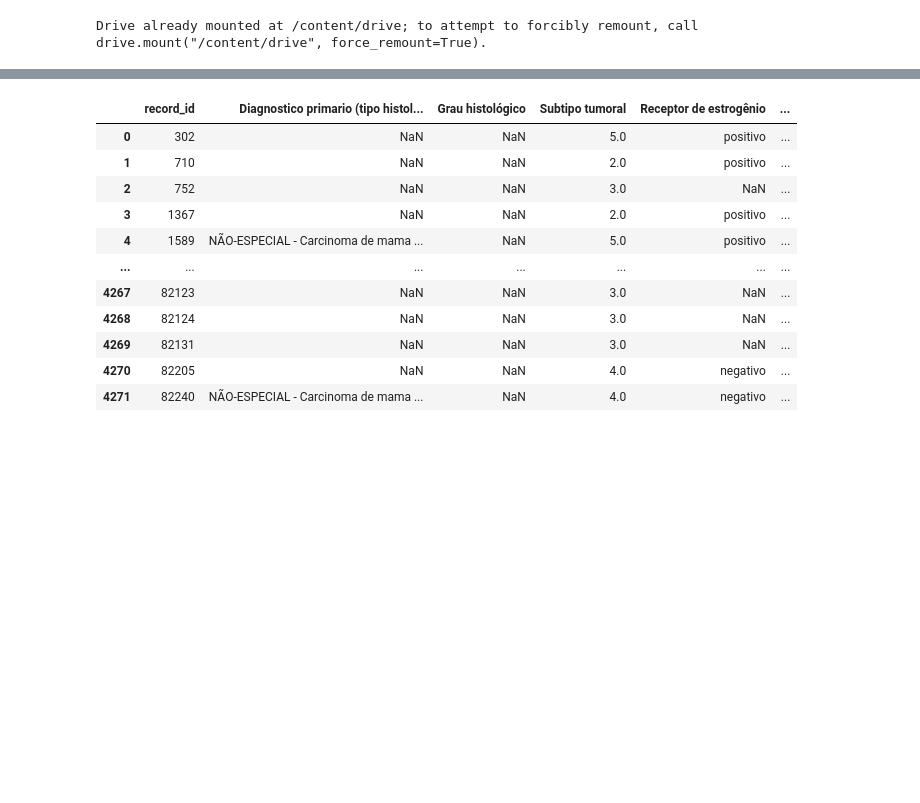
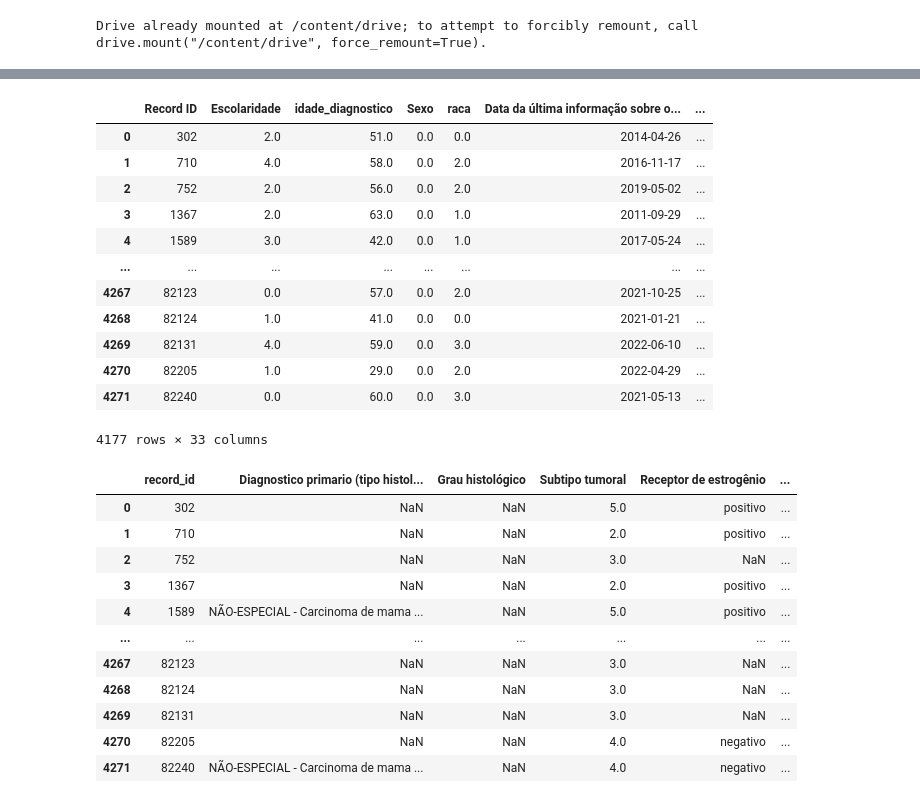
Before and after one commit to 2023M3T5-Inteli/grupo1, a Jupyter notebook: notebooks/Genesis.ipynb, the cells around one changed output, grey strips where cells are left out. Drawn from its saved outputs; the diff is of its cells as text; code cells hidden in the pictures; blank space fills up the shorter version.

```diff
--- a/notebooks/Genesis.ipynb
+++ b/notebooks/Genesis.ipynb
@@ -274,3 +100,62 @@ df_demograficos
+# %%
+np.random.seed(73)
+
+
+
+lista = [
+    ["Sexo", 0, 1],
+    ["Escolaridade", 0, 5], ["idade_diagnostico"] , ["raca", 0, 4],
+    ["ja_gravida", 0 , 1], ["consumo_alcool", 0 , 3],["gestacao_idade"],
+    ["historico_cancer"],["grau_parentesco_primeiro", 0, 1],["grau_parentesco_segundo", 0, 1],
+    ["tempo_seguimento"], ["grau_parentesco_terceiro", 0, 1], ["anti_her2_neoadjuvante",0, 1]
+         ]
+
+lista_normal = []
+l = 0
+
+for i in range(0, len(lista)):
+  lista_normal.append(np.random.normal(df_demograficos[lista[i][0]].mean(skipna=True),
+                                       df_demograficos[lista[i][0]].std(skipna=True),
+                                       df_demograficos[f'{lista[i][0]}'].isnull().sum()))
+
+  for j in range(0, len(lista_normal[i])):
+    lista_normal[i][j] = round(lista_normal[i][j])
+
+    if len(lista[i]) >= 2 :
+      if lista_normal[i][j] > lista[i][2]:
+        lista_normal[i][j] = lista[i][2]
+      if lista_normal[i][j] < lista[i][1]:
+        lista_normal[i][j] = lista[i][1]
+
+
+df_demograficos = df_demograficos.drop(df_demograficos[df_demograficos['tratamento'] == 'Paliativo'].index)
+df_demograficos = df_demograficos.drop(df_demograficos[df_demograficos['tratamento'] == 'Não fez quimioterapia'].index)
+
+tratamento_mean = df_demograficos['tratamento'].mean(skipna=True)
+tratamento_std = df_demograficos['tratamento'].std(skipna=True)
+null_tratamento = df_demograficos.tratamento.isnull().sum()
+lista_normal_tratamento = np.random.normal(tratamento_mean, tratamento_std, null_tratamento)
+
+for i in range(0, len(lista)):
+  df_demograficos[f'{lista[i][0]}'] = df_demograficos[f'{lista[i][0]}'].fillna(pd.Series(lista_normal[i], index=df_demograficos[f'{lista[i][0]}'].index[df_demograficos[f'{lista[i][0]}'].isnull()]))
+
+df_demograficos['tratamento'] = df_demograficos['tratamento'].fillna(pd.Series(lista_normal_tratamento, index=df_demograficos['tratamento'].index[df_demograficos['tratamento'].isnull()]))
+
+df_demograficos
+# %% [output]
+|  | Record ID | Escolaridade | idade_diagnostico | Sexo | raca | Data da última informação sobre o... | ... |
+| 0 | 302 | 2.0 | 51.0 | 0.0 | 0.0 | 2014-04-26 | ... |
+| 1 | 710 | 4.0 | 58.0 | 0.0 | 2.0 | 2016-11-17 | ... |
+| 2 | 752 | 2.0 | 56.0 | 0.0 | 2.0 | 2019-05-02 | ... |
+| 3 | 1367 | 2.0 | 63.0 | 0.0 | 1.0 | 2011-09-29 | ... |
+| 4 | 1589 | 3.0 | 42.0 | 0.0 | 1.0 | 2017-05-24 | ... |
+| ... | ... | ... | ... | ... | ... | ... | ... |
+| 4267 | 82123 | 0.0 | 57.0 | 0.0 | 2.0 | 2021-10-25 | ... |
+| 4268 | 82124 | 1.0 | 41.0 | 0.0 | 0.0 | 2021-01-21 | ... |
+| 4269 | 82131 | 4.0 | 59.0 | 0.0 | 3.0 | 2022-06-10 | ... |
+| 4270 | 82205 | 1.0 | 29.0 | 0.0 | 2.0 | 2022-04-29 | ... |
+| 4271 | 82240 | 0.0 | 60.0 | 0.0 | 3.0 | 2021-05-13 | ... |
+4177 rows × 33 columns
 # %%
 df_histopatologia = pd.read_csv("/content/drive/MyDrive/Data/BDIPMamaV11-INTELIHistopatologia_DATA_LABELS_2023-01-24_1924.csv")
 
```
Also changed, not shown: parts of 1 cell of this notebook, 1 other file.
